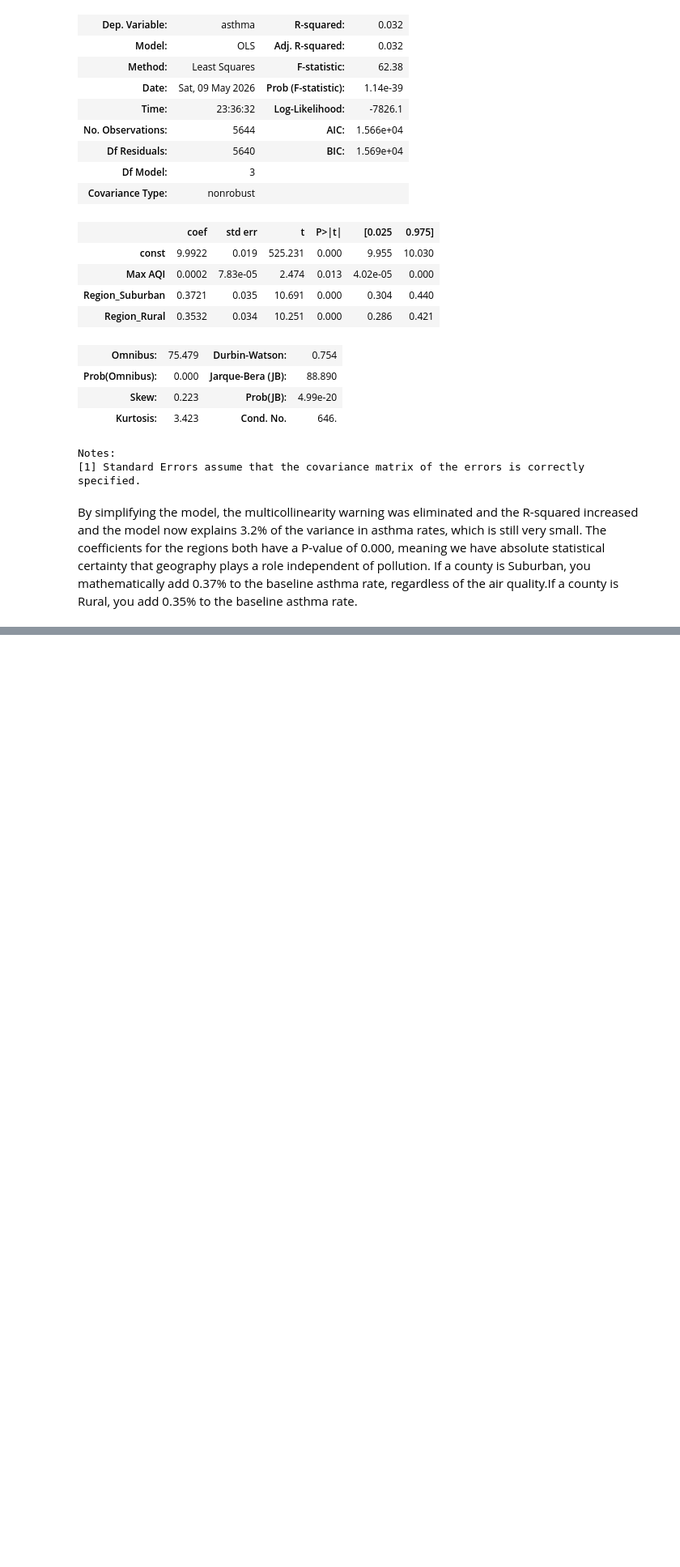
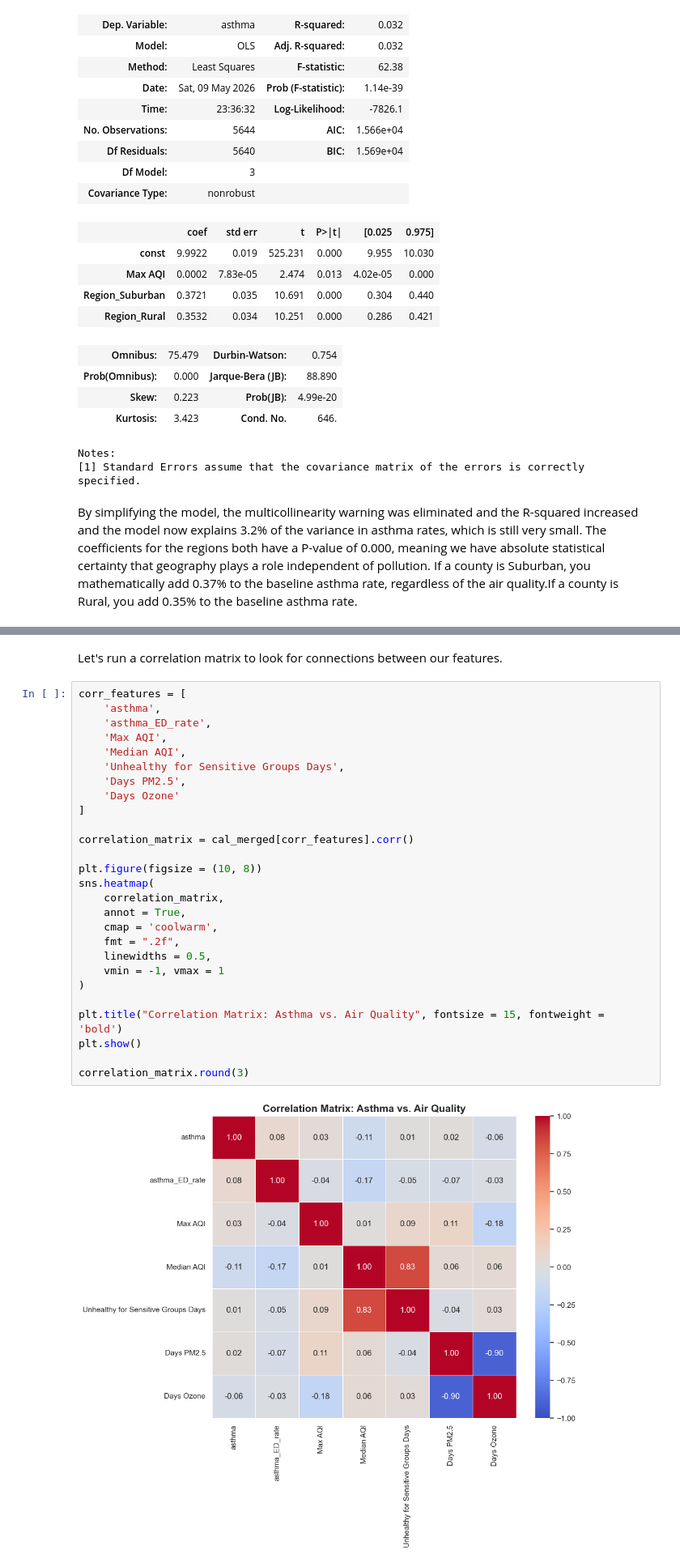
Before and after one commit to KalinaMarkova/data_science_course_project, a Jupyter notebook: The Impact of Air Pollution on Asthma A Regression Analysis.ipynb, the cells around one changed output, grey strips where cells are left out. Shown at 81% size. Saved outputs shown, nothing was run; the diff lists cells and outputs as text; blank space fills up the shorter version.

```diff
--- a/The Impact of Air Pollution on Asthma A Regression Analysis.ipynb
+++ b/The Impact of Air Pollution on Asthma A Regression Analysis.ipynb
@@ -1551,0 +1597,31 @@ By simplifying the model, the multicollinearity warning was eliminated and the R
+# %% [markdown]
+Let's run a correlation matrix to look for connections between our features.
+# %%
+corr_features = [
+    'asthma',
+    'asthma_ED_rate',
+    'Max AQI',
+    'Median AQI',
+    'Unhealthy for Sensitive Groups Days',
+    'Days PM2.5',
+    'Days Ozone'
+]
+
+correlation_matrix = cal_merged[corr_features].corr()
+
+plt.figure(figsize = (10, 8))
+sns.heatmap(
+    correlation_matrix,
+    annot = True,
+    cmap = 'coolwarm',
+    fmt = ".2f",
+    linewidths = 0.5,
+    vmin = -1, vmax = 1
+)
+
+plt.title("Correlation Matrix: Asthma vs. Air Quality", fontsize = 15, fontweight = 'bold')
+plt.show()
+
+correlation_matrix.round(3)
+# %% [output]
+[figure, added]
```
Also changed, not shown: parts of 10 cells of this notebook.
